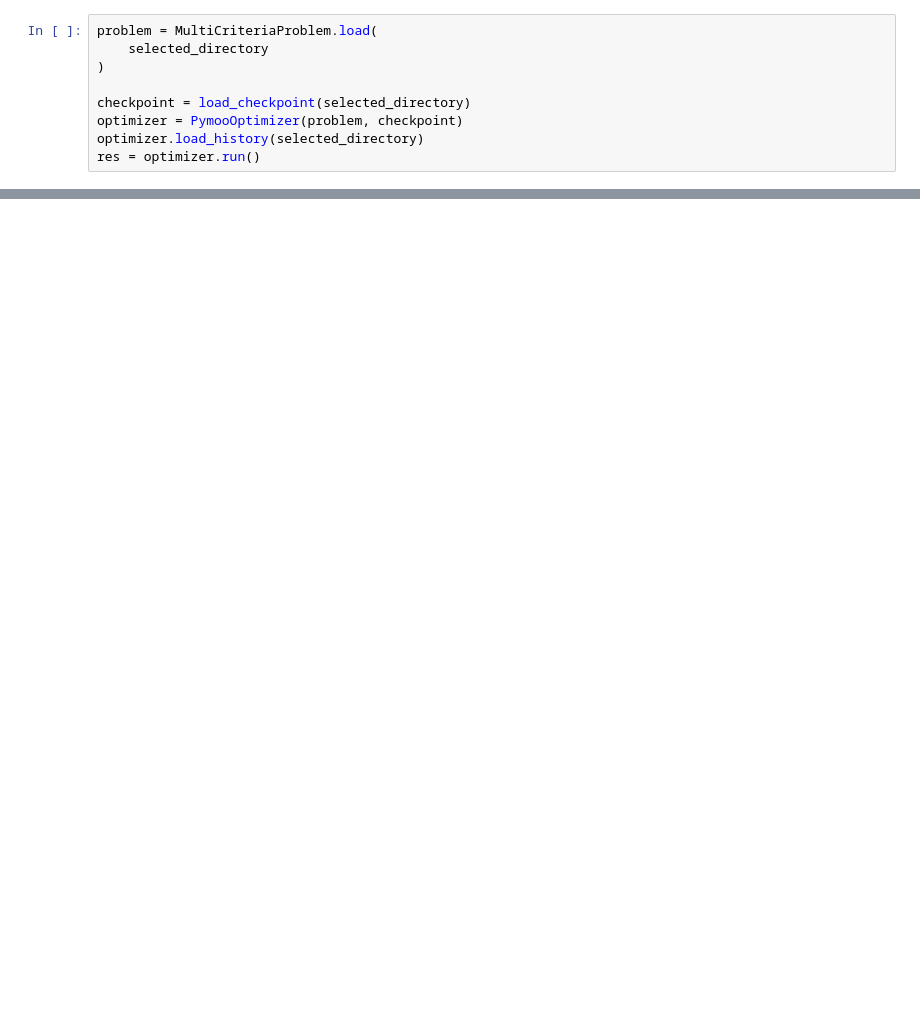
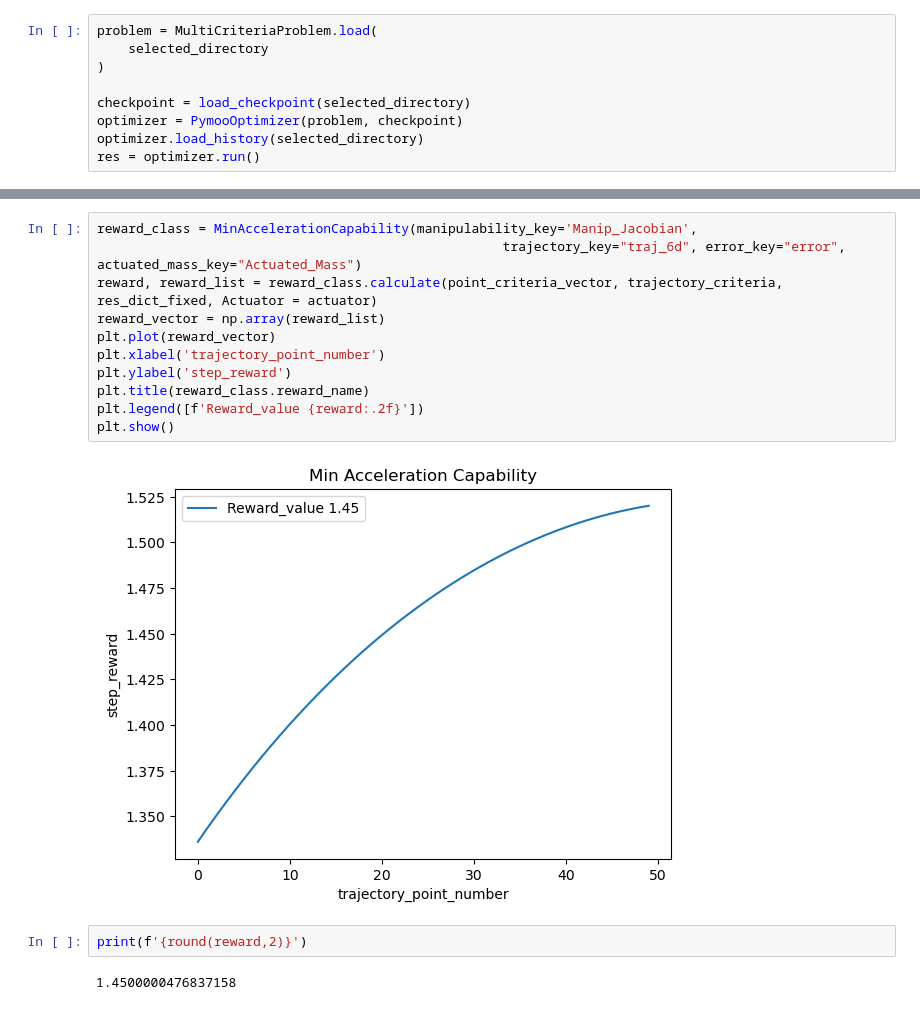
Before and after one commit to LicAiBeerLab/auto-robotics-design, a Jupyter notebook: apps/optimize/one_mech_analysis.ipynb, the cells around one changed output, grey strips where cells are left out. Cells and saved outputs as stored; diff of their text form; blank space fills up the shorter version.

```diff
--- a/apps/optimize/one_mech_analysis.ipynb
+++ b/apps/optimize/one_mech_analysis.ipynb
@@ -89,0 +111,17 @@ len(F)
+# %%
+reward_class = MinAccelerationCapability(manipulability_key='Manip_Jacobian',
+                                                    trajectory_key="traj_6d", error_key="error", actuated_mass_key="Actuated_Mass")
+reward, reward_list = reward_class.calculate(point_criteria_vector, trajectory_criteria, res_dict_fixed, Actuator = actuator)
+reward_vector = np.array(reward_list)
+plt.plot(reward_vector)
+plt.xlabel('trajectory_point_number')
+plt.ylabel('step_reward')
+plt.title(reward_class.reward_name)
+plt.legend([f'Reward_value {reward:.2f}'])
+plt.show()
+# %% [output]
+[figure, added]
+# %%
+print(f'{round(reward,2)}')
+# %% [output]
+1.4500000476837158
```
Also changed, not shown: parts of 11 cells of this notebook, 1 other file.
